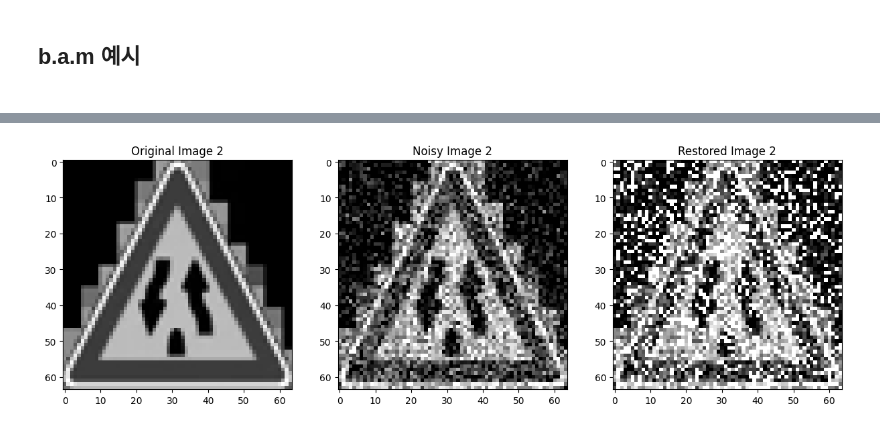
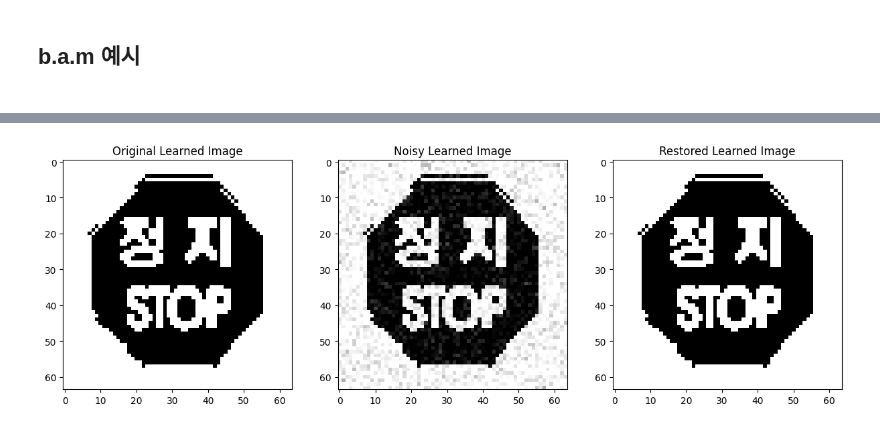
Before and after one commit to gwon9906/Bidirectional-Associative-Memory, a Jupyter notebook: bam_restore.ipynb, the cells around one changed output, grey strips where cells are left out. Cells and saved outputs as stored; diff of their text form; code cells hidden in the pictures.

```diff
--- a/bam_restore.ipynb
+++ b/bam_restore.ipynb
@@ -7,10 +36,25 @@ from PIL import Image
 import os
 import random
 
-class ImprovedBAM:
+def load_and_preprocess_image(image_path, target_size=(64, 64), threshold=0):
+    img = Image.open(image_path).convert('L')  # Convert to grayscale
+    img = img.resize(target_size)
+    # Normalize to [-127.5 to 127.5]
+    img_array = np.array(img) / 255 * 255 - 127.5
+
+    # Binarize the image
+    binary_img = (img_array > threshold).astype(int)
+
+    # Convert to bipolar (-1 and 1)
+    bipolar_img = 2 * binary_img - 1
+
+    return bipolar_img.flatten()
+
+class ImproveBAM:
     def __init__(self, input_size, output_size):
         self.W = np.zeros((input_size, output_size))
 
+    # Hebbian learning rule w_ij = 1/p sigma x_i * y_j
     def hebbian_learning(self, x, y):
         self.W += np.outer(x, y)
         self.symmetrize_weights()
@@ -21,70 +65,83 @@ class ImprovedBAM:
     def energy(self, x, y):
         return -0.5 * (np.dot(np.dot(x, self.W), y) + np.dot(np.dot(y, self.W.T), x))
 
-    def stochastic_update(self, x, temperature=1.0):
-        prob = 1 / (1 + np.exp(-x / temperature))
-        return np.random.random(x.shape) < prob
+    # activation function
+    #def activation_function(self, x):
+    #    return np.clip(x, 0, 255)
 
-    def async_recall(self, x, iterations=1000, temperature=1.0):
-        y = np.dot(x, self.W)
+    def activation_function(self, x):
+        return np.where(x >= 0, 1, -1)
+
+    # Asynchronous recall
+    def async_recall(self, x, iterations=50000):
+        y = self.activation_function(np.dot(x, self.W))
         for _ in range(iterations):
             i = np.random.randint(len(x))
-            x[i] = self.stochastic_update(np.dot(self.W[i, :], y), temperature)
+            x[i] = self.activation_function(np.dot(self.W[i, :], y))
             j = np.random.randint(len(y))
-            y[j] = self.stochastic_update(np.dot(self.W[:, j], x), temperature)
+            y[j] = self.activation_function(np.dot(self.W[:, j], x))
         return x, y
-
-def load_and_preprocess_image(image_path, target_size=(64, 64)):
-    img = Image.open(image_path).convert('L')  # Convert to grayscale
-    img = img.resize(target_size)
-    img_array = np.array(img) / 255.0  # Normalize to [0, 1]
-    return img_array.flatten()
 
 def add_noise(image, noise_factor=0.2):
     noisy_image = image + noise_factor * np.random.randn(*image.shape)
-    return np.clip(noisy_image, 0, 1)
+    return np.clip(noisy_image, -1, 1)
 
 # Set the path to your image folder
-image_folder = "data"
-
+image_folder = "test1"
 # Initialize the ImprovedBAM
 image_size = 64 * 64  # Assuming 64x64 images
-bam = ImprovedBAM(image_size, image_size)
+bam = ImproveBAM(image_size, image_size)
 
-# Load and learn from all images in the folder
+# Load all image files in the folder
 image_files = [f for f in os.listdir(image_folder) if f.endswith(('.png', '.jpg', '.jpeg'))]
+
+# Set the path to your image folder
+image_folder = "test1"
+# Initialize the ImprovedBAM
+image_size = 64 * 64  # Assuming 64x64 images
+bam = ImproveBAM(image_size, image_size)
+
+# Load all image files in the folder
+image_files = [f for f in os.listdir(image_folder) if f.endswith(('.png', '.jpg', '.jpeg'))]
+
+# Load and preprocess all images
 images = []
-
 for image_file in image_files:
     image_path = os.path.join(image_folder, image_file)
-    image = load_and_preprocess_image(image_path)
-    images.append(image)
-    bam.hebbian_learning(image, image)
+    img = load_and_preprocess_image(image_path)
+    images.append(img)
 
-print(f"Learned {len(images)} images")
+# Learn from all images
+for img in images:
+    bam.hebbian_learning(img, img)
+
+print(f"Learned from {len(images)} image    s")
 
 # Function to test and visualize results
-def test_and_visualize(test_image, index):
+def test_and_visualize(test_image, title):
     noisy_image = add_noise(test_image)
-    restored_image, _ = bam.async_recall(noisy_image.copy(), temperature=0.1)
+    restored_image, _ = bam.async_recall(noisy_image.copy())
 
     plt.figure(figsize=(15, 5))
     plt.subplot(131)
     plt.imshow(test_image.reshape((64, 64)), cmap='gray')
-    plt.title(f'Original Image {index}')
+    plt.title(f'Original {title}')
     plt.subplot(132)
     plt.imshow(noisy_image.reshape((64, 64)), cmap='gray')
-    plt.title(f'Noisy Image {index}')
+    plt.title(f'Noisy {title}')
     plt.subplot(133)
     plt.imshow(restored_image.reshape((64, 64)), cmap='gray')
-    plt.title(f'Restored Image {index}')
+    plt.title(f'Restored {title}')
     plt.show()
 
-# Test with multiple random images
-num_test_images = 3  # You can change this number
-test_indices = random.sample(range(len(images)), num_test_images)
+# Test with the learned images
+for img in images:
+    test_and_visualize(img, "Learned Image")
 
-for i, index in enumerate(test_indices):
-    test_image = images[index]
-    test_and_visualize(test_image, i+1)
+# Test with a different random image
+test_image_file = random.choice(image_files)
+test_image_path = os.path.join(image_folder, test_image_file)
+
+test_image = load_and_preprocess_image(test_image_path)
+test_and_visualize(test_image, "Different Image")
 # %% [output]
@@ -93 +150 @@ Learned 40 images
-[figure, old version]
+[figure, new version]
```
Also changed, not shown: parts of 5 cells of this notebook, 2 other files.
